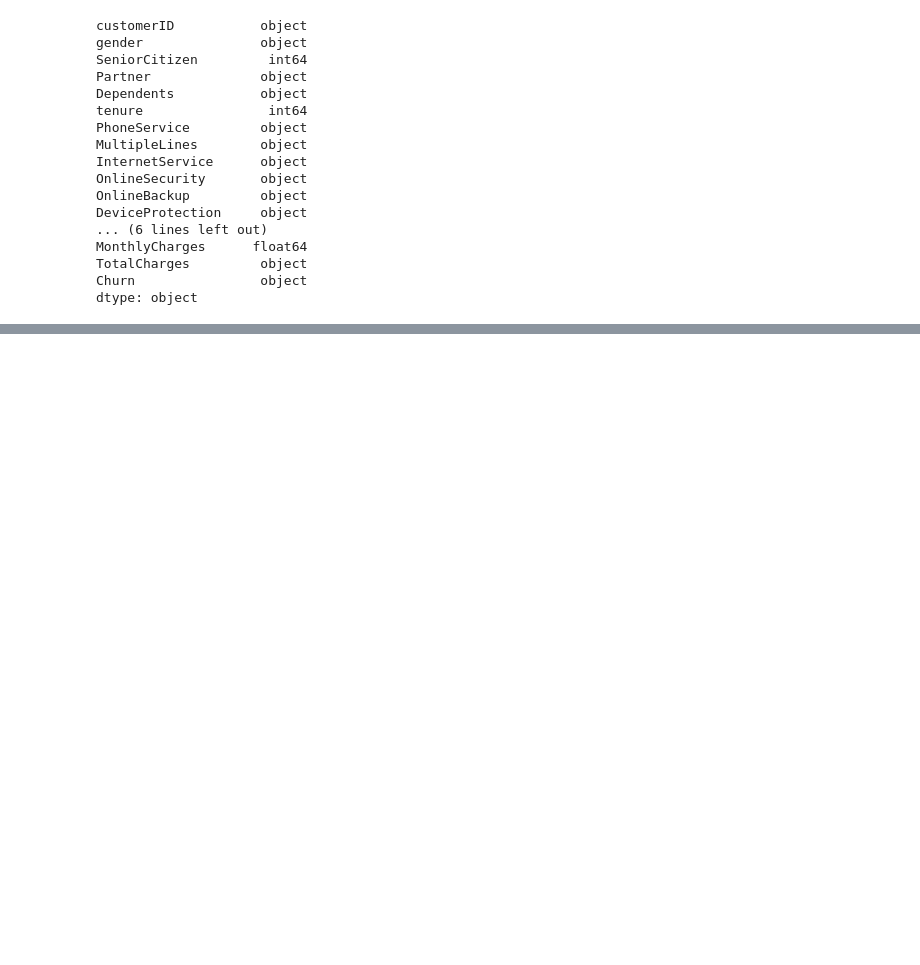
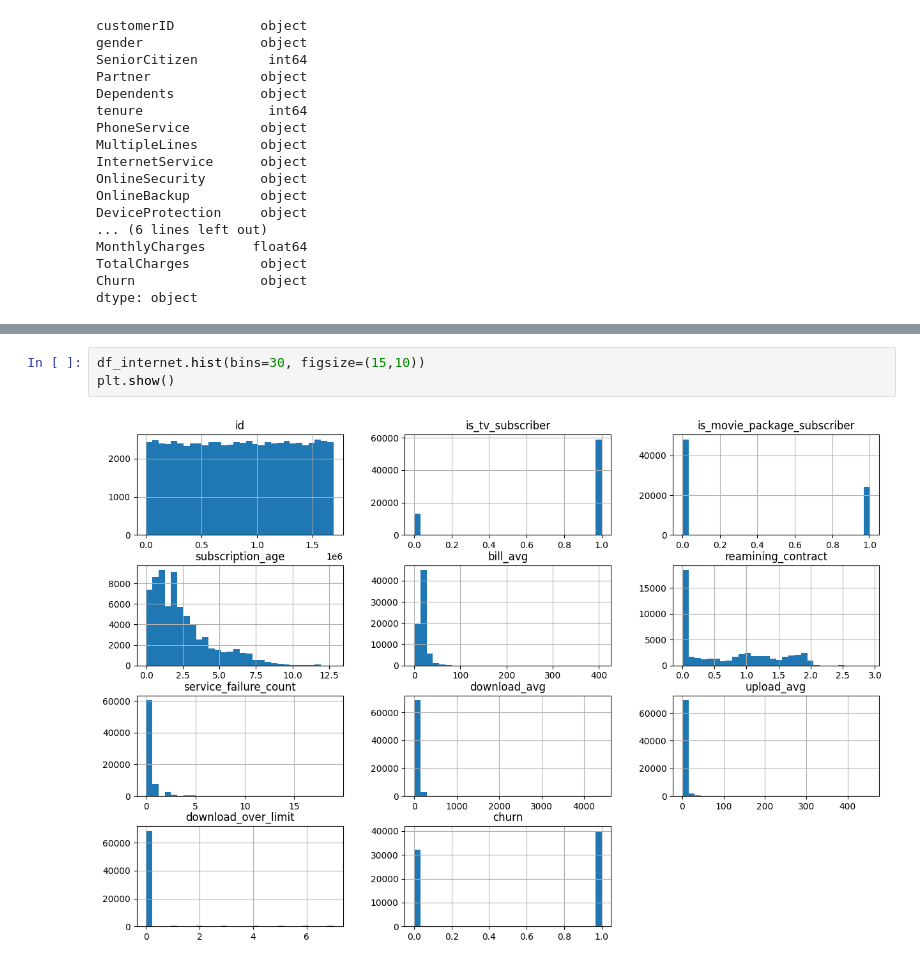
Before and after one commit to tlevash23/DX699, a Jupyter notebook: DX799-01.ipynb, the cells around one changed output, grey strips where cells are left out. Drawn from its saved outputs; the diff is of its cells as text; blank space fills up the shorter version.

```diff
--- a/DX799-01.ipynb
+++ b/DX799-01.ipynb
@@ -110,0 +221,5 @@ dtype: object
+# %%
+df_internet.hist(bins=30, figsize=(15,10))
+plt.show()
+# %% [output]
+[figure, added]
```
Also changed, not shown: parts of 19 cells of this notebook.
